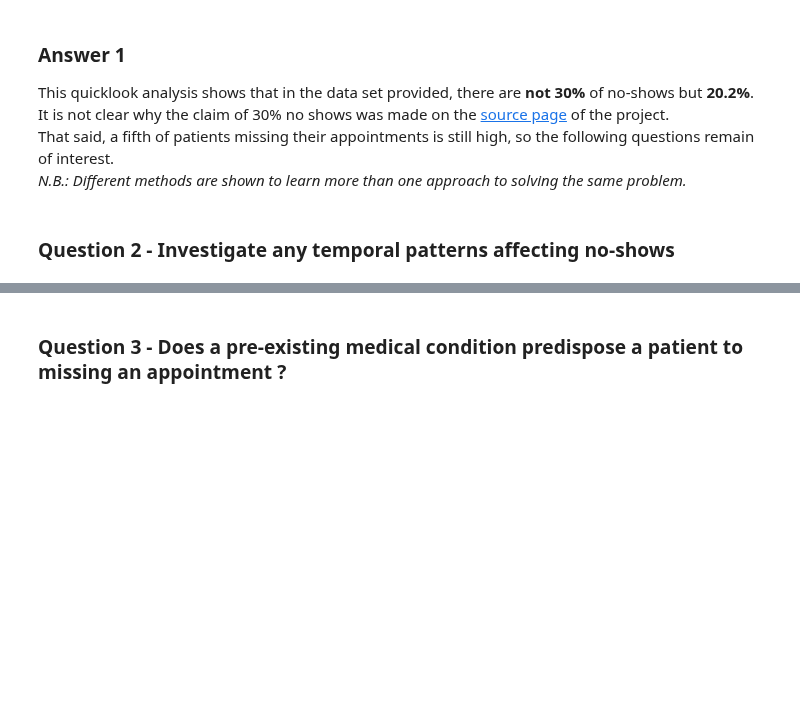
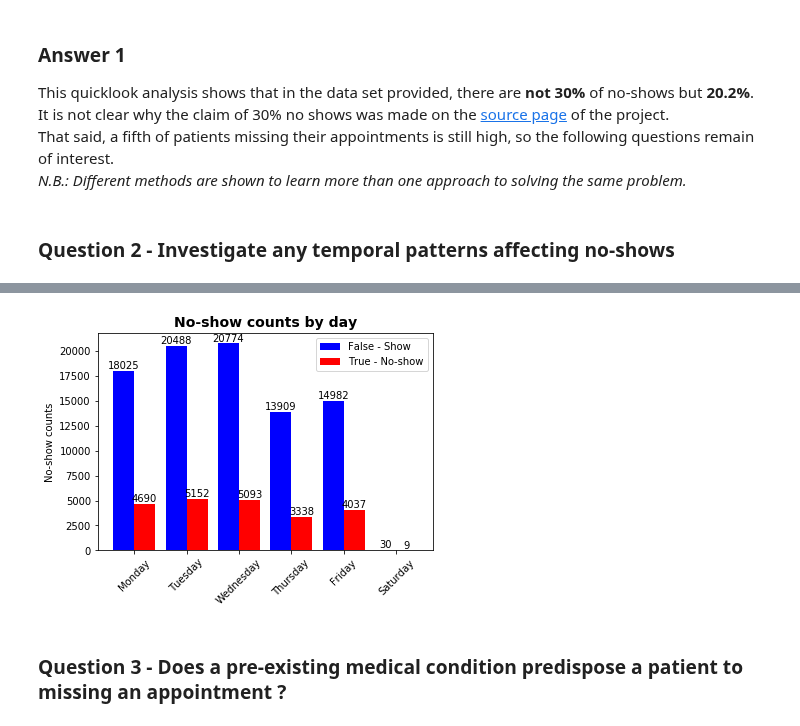
Before and after one commit to Zabamund/datasci-nano, a Jupyter notebook: inv-dataset/noshow.ipynb, the cells around one changed output, grey strips where cells are left out. Drawn from its saved outputs; the diff is of its cells as text; code cells hidden in the pictures; blank space fills up the shorter version.

```diff
--- a/inv-dataset/noshow.ipynb
+++ b/inv-dataset/noshow.ipynb
@@ -409,3 +442,39 @@ Do any temporal patterns exist that allow better planning for medical practises
+# %%
+# Plot results in bar chart
+N = 6
+ind = np.arange(N)  # the x locations for the groups
+width = 0.4       # the width of the bars
+
+fig, ax = plt.subplots()
+day_false_counts = (18025, 20488, 20774, 13909, 14982, 30)
+rects1 = ax.bar(ind, day_false_counts, width, color='blue')
+
+day_true_counts = (4690, 5152, 5093, 3338, 4037, 9)
+rects2 = ax.bar(ind + width, day_true_counts, width, color='red')
+
+# add some text for labels, title and axes ticks
+ax.set_title('No-show counts by day', fontsize=14, fontweight='bold')
+ax.set_ylabel('No-show counts')
+ax.set_xticks(ind + width / 2)
+ax.set_xticklabels(('Monday', 'Tuesday', 'Wednesday', 'Thursday', 'Friday', 'Saturday'), rotation=45)
+ax.legend((rects1[0], rects2[0]), ('False - Show', 'True - No-show'))
+
+def autolabel(rects):
+    """
+    Attach a text label above each bar displaying its height
+    """
+    for rect in rects:
+        height = rect.get_height()
+        ax.text(rect.get_x() + rect.get_width()/2., 1*height,
+                '%d' % int(height),
+                ha='center', va='bottom')
+
+autolabel(rects1)
+autolabel(rects2)
+
+plt.show()
+# %% [output]
+[figure, added]
 # %% [markdown]
 ### Question 3 - Does a pre-existing medical condition predispose a patient to missing an appointment ?
 # %% [markdown]
```
Also changed, not shown: parts of 6 cells of this notebook.
